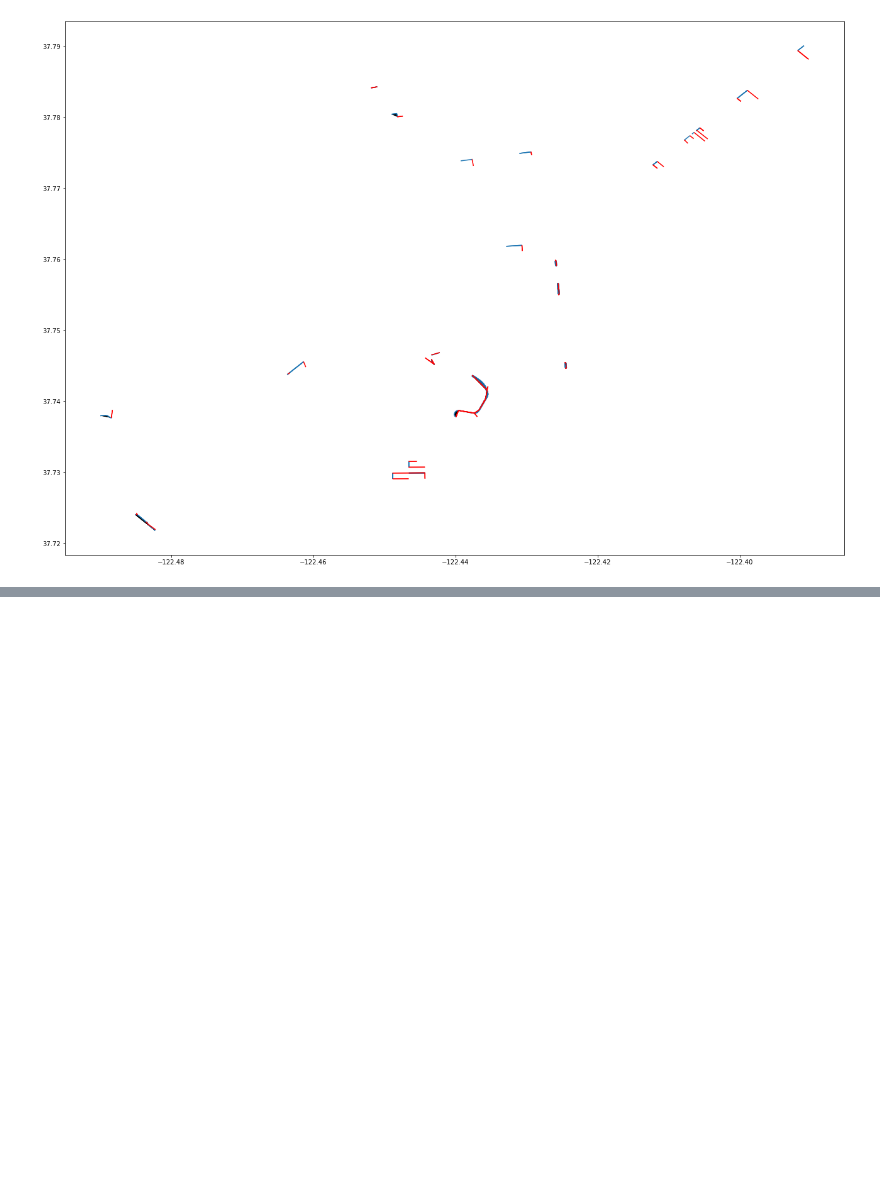
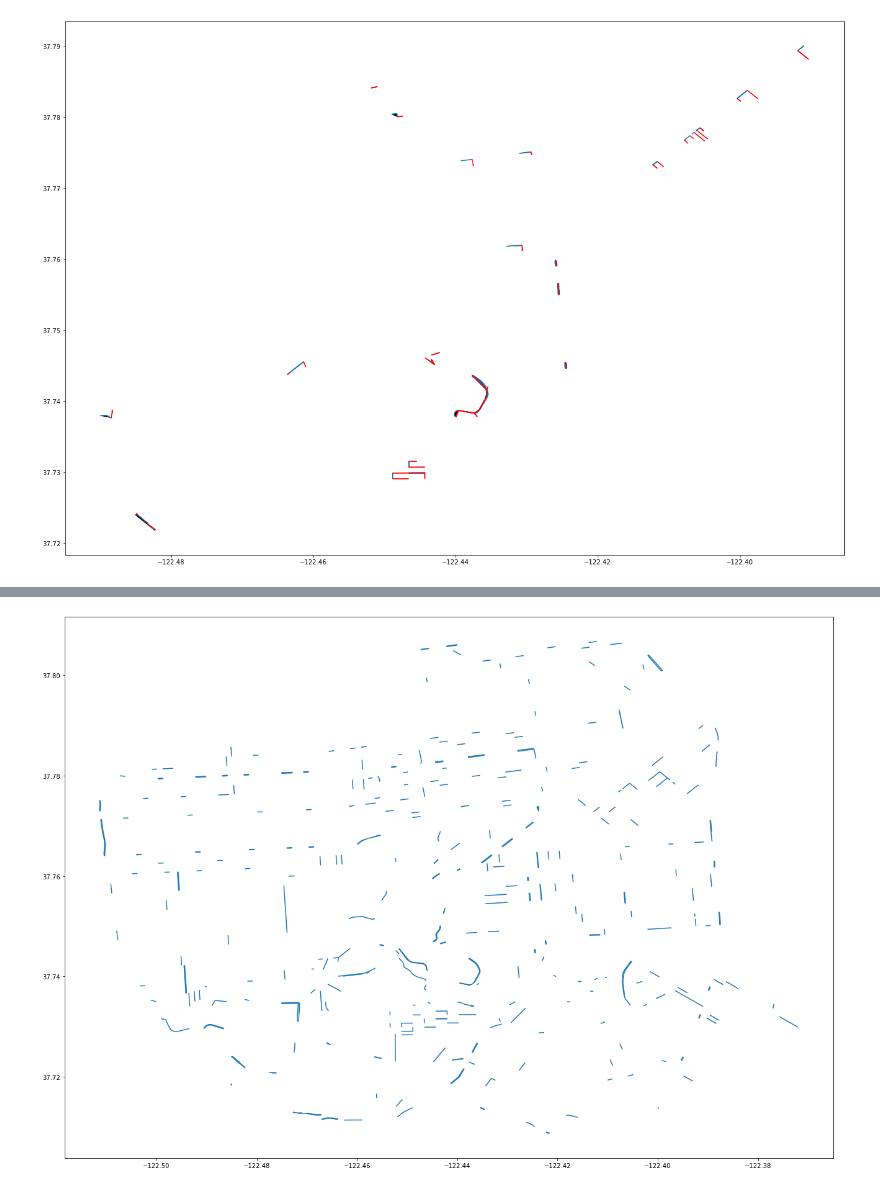
Before and after one commit to YgLK/data_engineering, a Jupyter notebook: ways_join.ipynb, the cells around one changed output, grey strips where cells are left out. Drawn from its saved outputs; the diff is of its cells as text; code cells hidden in the pictures; blank space fills up the shorter version.

```diff
--- a/ways_join.ipynb
+++ b/ways_join.ipynb
@@ -433,0 +430,4 @@ plt.tight_layout()
+# %%
+unique_result.reset_index(inplace=True)
+# %%
+unique_result.drop(columns=["level_0", "index", "STREETNAME", "index_right", "buffered_geometry"], inplace=True)
@@ -433,0 +450,8 @@ plt.tight_layout()
+# %%
+fig, ax = plt.subplots(figsize=(18,20))
+
+# Plot the footprint
+unique_result.geometry.plot(ax=ax)
+plt.tight_layout()
+# %% [output]
+[figure, added]
```
Also changed, not shown: parts of 41 cells of this notebook.
